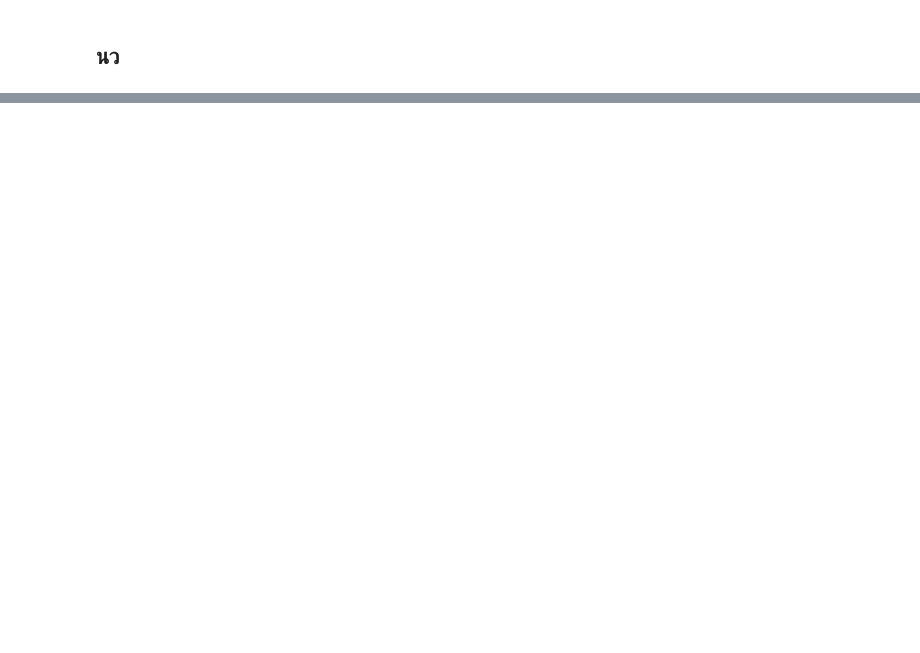
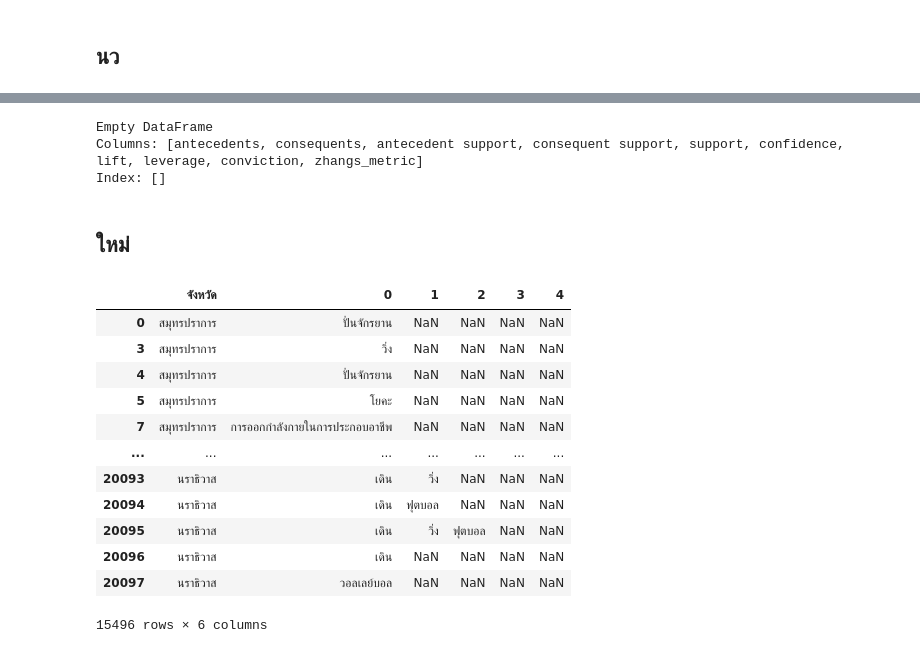
Before and after one commit to Tonry12/BSC_DPDM23, a Jupyter notebook: newasso.ipynb, the cells around one changed output, grey strips where cells are left out. Cells and saved outputs as stored; diff of their text form; code cells hidden in the pictures; blank space fills up the shorter version.

```diff
--- a/newasso.ipynb
+++ b/newasso.ipynb
@@ -247,5 +250,7 @@ df_a
 # %%
 df_b['new_column'] = df_a_71[['เวลา', 0,1,2,3,4]].apply(list, axis=1)
+# %%
+df_a['new_column'] = df_a_71[['เวลา', 0,1,2,3,4]].apply(list, axis=1)
 # %%
 df_a['for_association'] = df_a['new_column'].apply(lambda x: [i for i in x if i != 99] if isinstance(x, list) else [])
 # %%
@@ -272,3 +277,5 @@ e
+# %%
+df_b['new_column'] = df_a_71[['เวลา', 0,1,2,3,4]].apply(list, axis=1)
 # %%
 import pandas as pd
 import os
@@ -454,0 +454,46 @@ df['สถานภาพ'] = df['สถานภาพ'].replace({'เดิน
+# %%
+from mlxtend.frequent_patterns import apriori
+from mlxtend.frequent_patterns import association_rules
+
+# ตั้งค่า DataFrame ใหม่ที่มีเฉพาะคอลัมน์ที่สนใจ
+df_association = df_a[['จังหวัด', 'กิจกรรม_2564']]
+
+# แปลงข้อมูลใน DataFrame ให้อยู่ในรูปแบบที่เหมาะสมสำหรับ Apriori algorithm
+df_encoded = pd.get_dummies(df_association)
+
+# ใช้ Apriori algorithm เพื่อค้นหากฎการเชื่อมโยง
+frequent_itemsets = apriori(df_encoded, min_support=0.025, use_colnames=True)
+rules = association_rules(frequent_itemsets, metric='confidence', min_threshold=0.5)
+
+# แสดงกฎการเชื่อมโยงที่ได้
+print(rules)
+# %% [output]
+Empty DataFrame
+Columns: [antecedents, consequents, antecedent support, consequent support, support, confidence, lift, leverage, conviction, zhangs_metric]
+Index: []
+# %% [markdown]
+## ใหม่
+# %%
+df_a_1 = df_a.loc[:, ['จังหวัด']]
+# %%
+df_a_2 = pd.concat([df_a_1, cleaned_rows_2], axis=1)
+df_a_3 = df_a_2[df_a_2[0] !='-']
+df_a_4 = df_a_3.fillna(99)
+df_a_5 = df_a_4[df_a_4['จังหวัด'] !=99]
+df_a_6 = df_a_5.replace({99: np.NaN})
+df_a_7 = df_a_6.replace({'-': np.NaN})
+df_a_7
+# %% [output]
+|  | จังหวัด | 0 | 1 | 2 | 3 | 4 |
+| 0 | สมุทรปราการ | ปั่นจักรยาน | NaN | NaN | NaN | NaN |
+| 3 | สมุทรปราการ | วิ่ง | NaN | NaN | NaN | NaN |
+| 4 | สมุทรปราการ | ปั่นจักรยาน | NaN | NaN | NaN | NaN |
+| 5 | สมุทรปราการ | โยคะ | NaN | NaN | NaN | NaN |
+| 7 | สมุทรปราการ | การออกกำลังกายในการประกอบอาชีพ | NaN | NaN | NaN | NaN |
+| ... | ... | ... | ... | ... | ... | ... |
+| 20093 | นราธิวาส | เดิน | วิ่ง | NaN | NaN | NaN |
+| 20094 | นราธิวาส | เดิน | ฟุตบอล | NaN | NaN | NaN |
+| 20095 | นราธิวาส | เดิน | วิ่ง | ฟุตบอล | NaN | NaN |
+| 20096 | นราธิวาส | เดิน | NaN | NaN | NaN | NaN |
+| 20097 | นราธิวาส | วอลเลย์บอล | NaN | NaN | NaN | NaN |
+15496 rows × 6 columns
```
Also changed, not shown: parts of 32 cells of this notebook.
